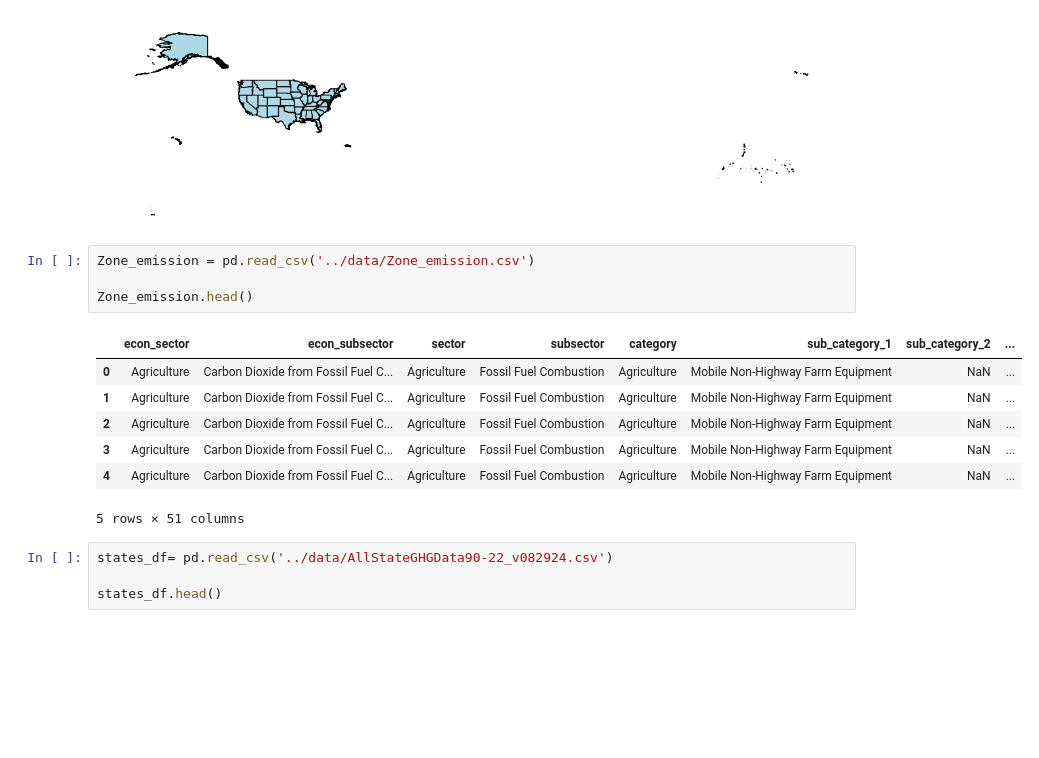
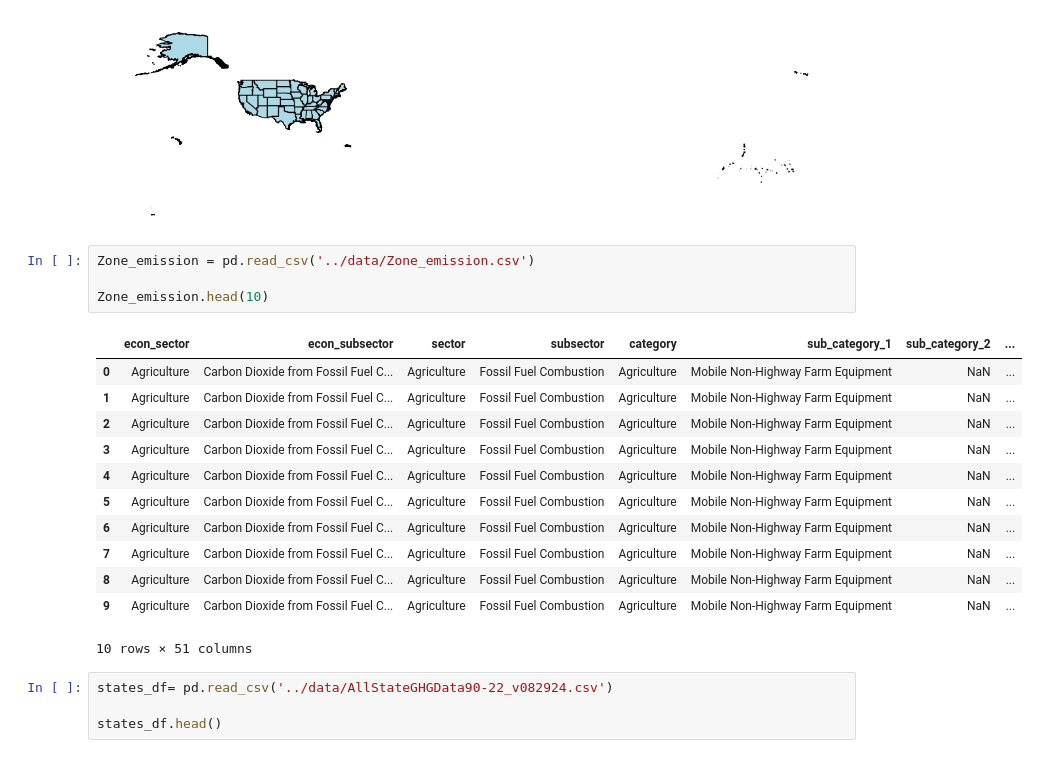
Before and after one commit to Anagha7Shinde/Capstone_Anagha, a Jupyter notebook: Notebook/Untitled2.ipynb, the cells around one changed output. Saved outputs shown, nothing was run; the diff lists cells and outputs as text; blank space fills up the shorter version.

```diff
--- a/Notebook/Untitled2.ipynb
+++ b/Notebook/Untitled2.ipynb
@@ -36,15 +37,20 @@ ax.axis('off');
 # %%
 Zone_emission = pd.read_csv('../data/Zone_emission.csv')
 
-Zone_emission.head()
+Zone_emission.head(10)
 # %% [output]
 |  | econ_sector | econ_subsector | sector | subsector | category | sub_category_1 | sub_category_2 | ... |
 | 0 | Agriculture | Carbon Dioxide from Fossil Fuel C... | Agriculture | Fossil Fuel Combustion | Agriculture | Mobile Non-Highway Farm Equipment | NaN | ... |
 | 1 | Agriculture | Carbon Dioxide from Fossil Fuel C... | Agriculture | Fossil Fuel Combustion | Agriculture | Mobile Non-Highway Farm Equipment | NaN | ... |
 | 2 | Agriculture | Carbon Dioxide from Fossil Fuel C... | Agriculture | Fossil Fuel Combustion | Agriculture | Mobile Non-Highway Farm Equipment | NaN | ... |
 | 3 | Agriculture | Carbon Dioxide from Fossil Fuel C... | Agriculture | Fossil Fuel Combustion | Agriculture | Mobile Non-Highway Farm Equipment | NaN | ... |
 | 4 | Agriculture | Carbon Dioxide from Fossil Fuel C... | Agriculture | Fossil Fuel Combustion | Agriculture | Mobile Non-Highway Farm Equipment | NaN | ... |
+| 5 | Agriculture | Carbon Dioxide from Fossil Fuel C... | Agriculture | Fossil Fuel Combustion | Agriculture | Mobile Non-Highway Farm Equipment | NaN | ... |
+| 6 | Agriculture | Carbon Dioxide from Fossil Fuel C... | Agriculture | Fossil Fuel Combustion | Agriculture | Mobile Non-Highway Farm Equipment | NaN | ... |
+| 7 | Agriculture | Carbon Dioxide from Fossil Fuel C... | Agriculture | Fossil Fuel Combustion | Agriculture | Mobile Non-Highway Farm Equipment | NaN | ... |
+| 8 | Agriculture | Carbon Dioxide from Fossil Fuel C... | Agriculture | Fossil Fuel Combustion | Agriculture | Mobile Non-Highway Farm Equipment | NaN | ... |
+| 9 | Agriculture | Carbon Dioxide from Fossil Fuel C... | Agriculture | Fossil Fuel Combustion | Agriculture | Mobile Non-Highway Farm Equipment | NaN | ... |
-5 rows × 51 columns
+10 rows × 51 columns
 # %%
 states_df= pd.read_csv('../data/AllStateGHGData90-22_v082924.csv')
 
```
Also changed, not shown: parts of 14 cells of this notebook.
